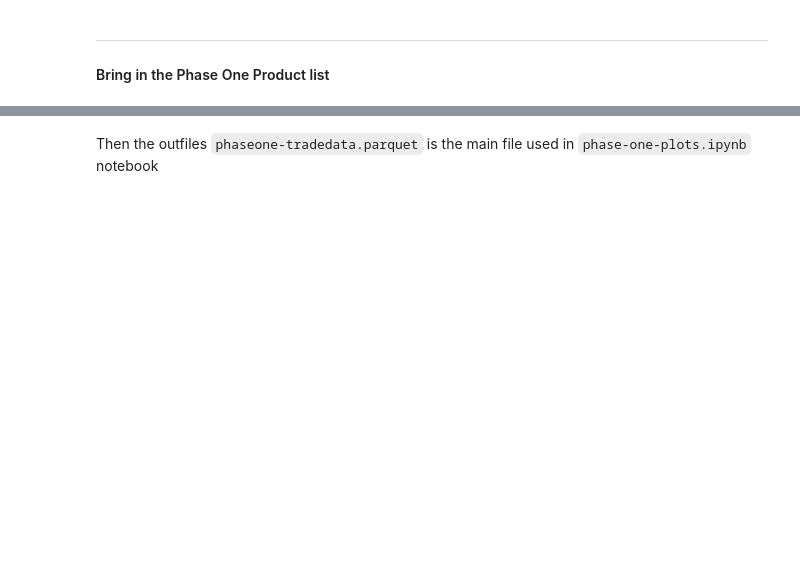
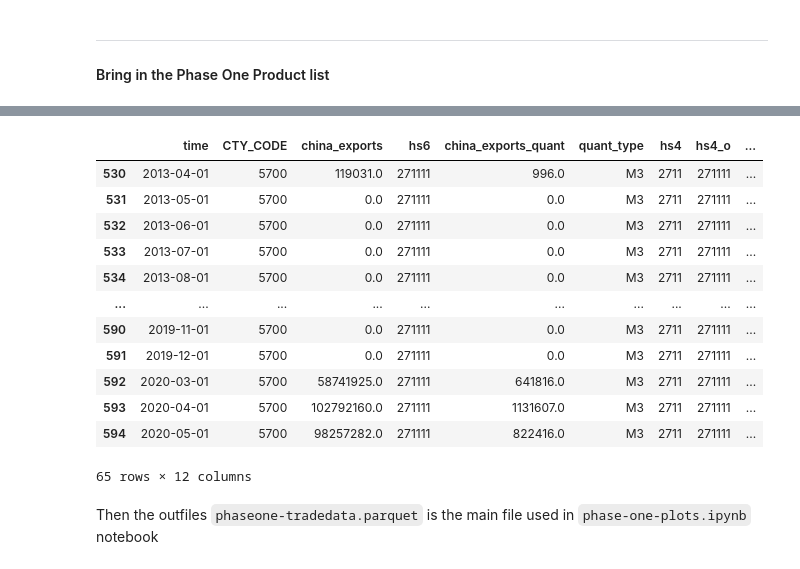
Before and after one commit to mwaugh0328/tradewar-tracker, a Jupyter notebook: phase-one-trade.ipynb, the cells around one changed output, grey strips where cells are left out. Saved outputs shown, nothing was run; the diff lists cells and outputs as text; code cells hidden in the pictures; blank space fills up the shorter version.

```diff
--- a/phase-one-trade.ipynb
+++ b/phase-one-trade.ipynb
@@ -102,3 +153,20 @@ df_phaseone = df.merge(dfproducts, left_on = "hs4", right_on = "hs4", how = "lef
+# %%
+# then we can see the stuff with the orginal code
+df_phaseone[df_phaseone.hs4_o == "271111"]
+# %% [output]
+|  | time | CTY_CODE | china_exports | hs6 | china_exports_quant | quant_type | hs4 | hs4_o | ... |
+| 530 | 2013-04-01 | 5700 | 119031.0 | 271111 | 996.0 | M3 | 2711 | 271111 | ... |
+| 531 | 2013-05-01 | 5700 | 0.0 | 271111 | 0.0 | M3 | 2711 | 271111 | ... |
+| 532 | 2013-06-01 | 5700 | 0.0 | 271111 | 0.0 | M3 | 2711 | 271111 | ... |
+| 533 | 2013-07-01 | 5700 | 0.0 | 271111 | 0.0 | M3 | 2711 | 271111 | ... |
+| 534 | 2013-08-01 | 5700 | 0.0 | 271111 | 0.0 | M3 | 2711 | 271111 | ... |
+| ... | ... | ... | ... | ... | ... | ... | ... | ... | ... |
+| 590 | 2019-11-01 | 5700 | 0.0 | 271111 | 0.0 | M3 | 2711 | 271111 | ... |
+| 591 | 2019-12-01 | 5700 | 0.0 | 271111 | 0.0 | M3 | 2711 | 271111 | ... |
+| 592 | 2020-03-01 | 5700 | 58741925.0 | 271111 | 641816.0 | M3 | 2711 | 271111 | ... |
+| 593 | 2020-04-01 | 5700 | 102792160.0 | 271111 | 1131607.0 | M3 | 2711 | 271111 | ... |
+| 594 | 2020-05-01 | 5700 | 98257282.0 | 271111 | 822416.0 | M3 | 2711 | 271111 | ... |
+65 rows × 12 columns
 # %%
 concordance = pq.read_table(".\\data\\alt_concordance.parquet").to_pandas()
 
```
Also changed, not shown: parts of 16 cells of this notebook, 9 other files.
